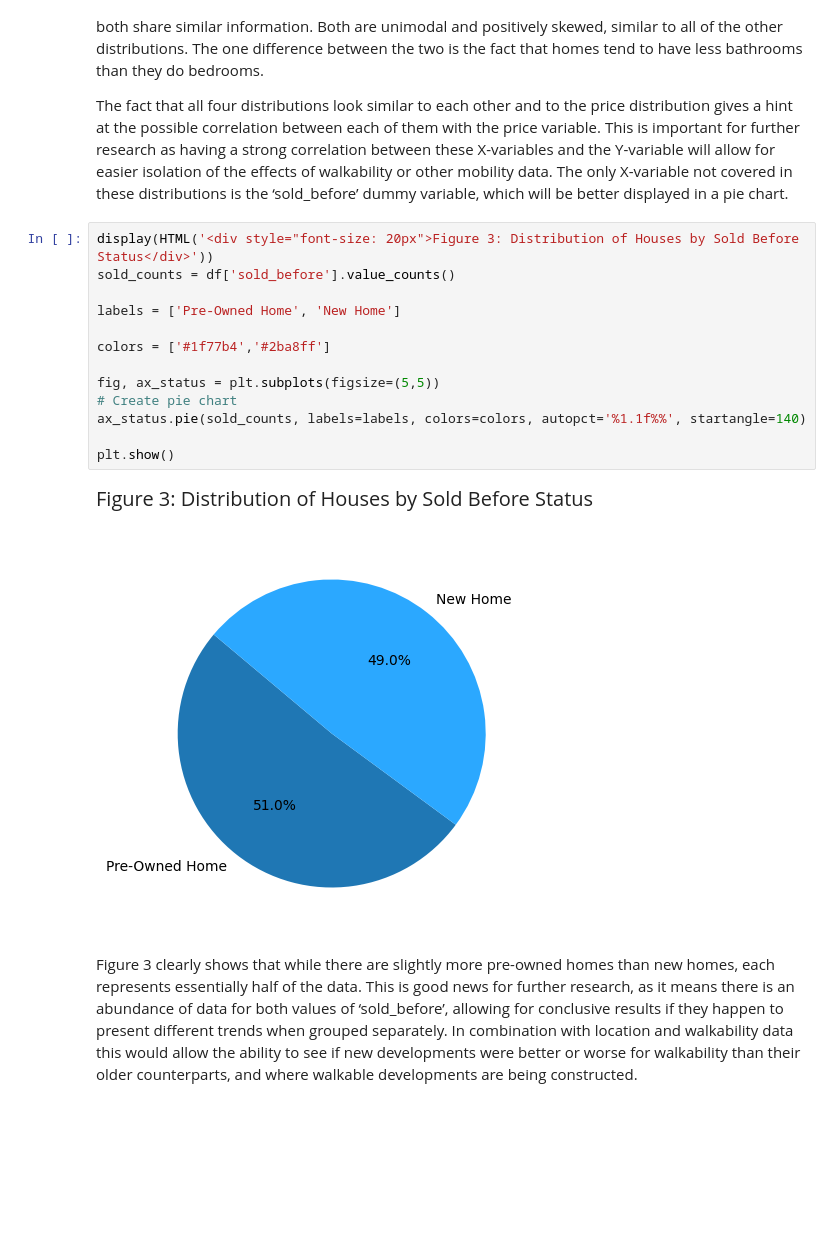
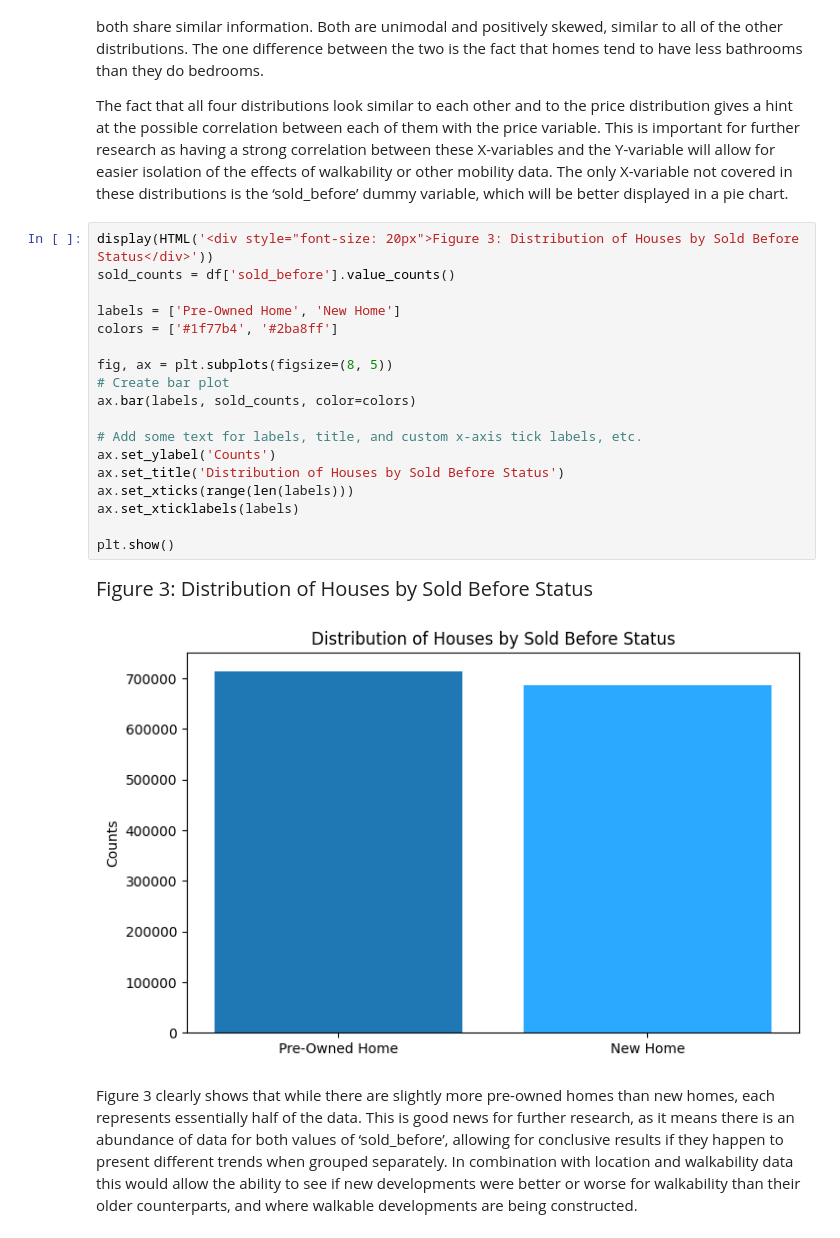
Before and after one commit to ECO225-W2024/project-one-code-S-O-Ahn, a Jupyter notebook: Project 1.ipynb, the cells around one changed output. Cells and saved outputs as stored; diff of their text form; blank space fills up the shorter version.

```diff
--- a/Project 1.ipynb
+++ b/Project 1.ipynb
@@ -224,19 +227,24 @@ The fact that all four distributions look similar to each other and to the price
 # %%
 display(HTML('<div style="font-size: 20px">Figure 3: Distribution of Houses by Sold Before Status</div>'))
 sold_counts = df['sold_before'].value_counts()
 
 labels = ['Pre-Owned Home', 'New Home']
+colors = ['#1f77b4', '#2ba8ff']
 
-colors = ['#1f77b4','#2ba8ff']
+fig, ax = plt.subplots(figsize=(8, 5))
+# Create bar plot
+ax.bar(labels, sold_counts, color=colors)
 
-fig, ax_status = plt.subplots(figsize=(5,5))
-# Create pie chart
-ax_status.pie(sold_counts, labels=labels, colors=colors, autopct='%1.1f%%', startangle=140)
+# Add some text for labels, title, and custom x-axis tick labels, etc.
+ax.set_ylabel('Counts')
+ax.set_title('Distribution of Houses by Sold Before Status')
+ax.set_xticks(range(len(labels)))
+ax.set_xticklabels(labels)
 
 plt.show()
 # %% [output]
 Figure 3: Distribution of Houses by Sold Before Status
-[figure, old version]
+[figure, new version]
 # %% [markdown]
 Figure 3 clearly shows that while there are slightly more pre-owned homes than new homes, each represents essentially half of the data. This is good news for further research, as it means there is an abundance of data for both values of ‘sold_before’, allowing for conclusive results if they happen to present different trends when grouped separately. In combination with location and walkability data this would allow the ability to see if new developments were better or worse for walkability than their older counterparts, and where walkable developments are being constructed.
 # %%
```
Also changed, not shown: parts of 8 cells of this notebook.
